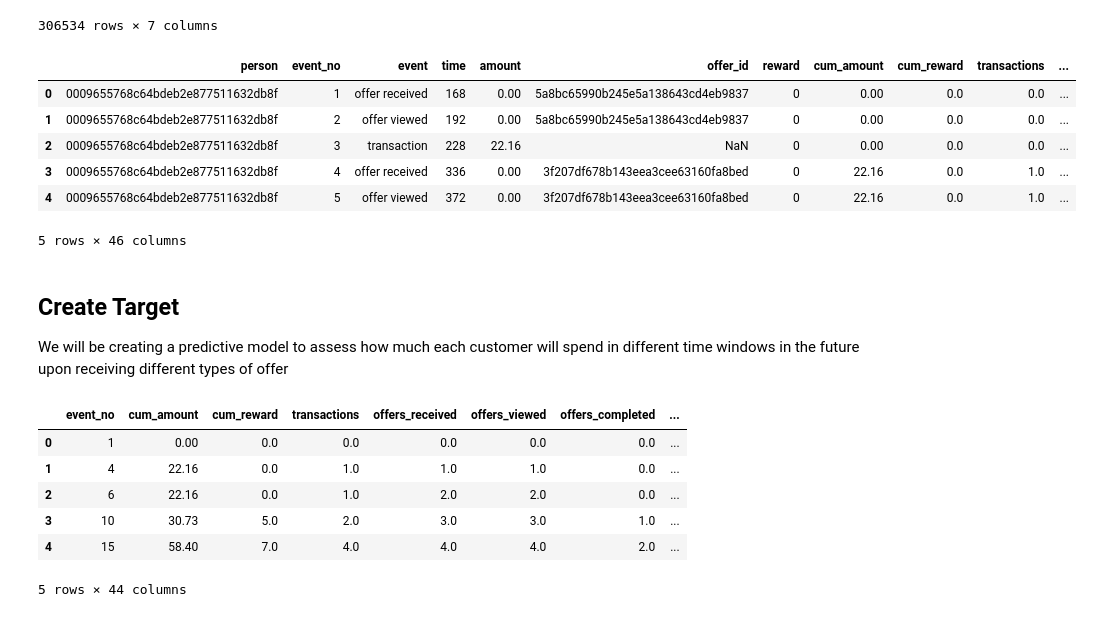
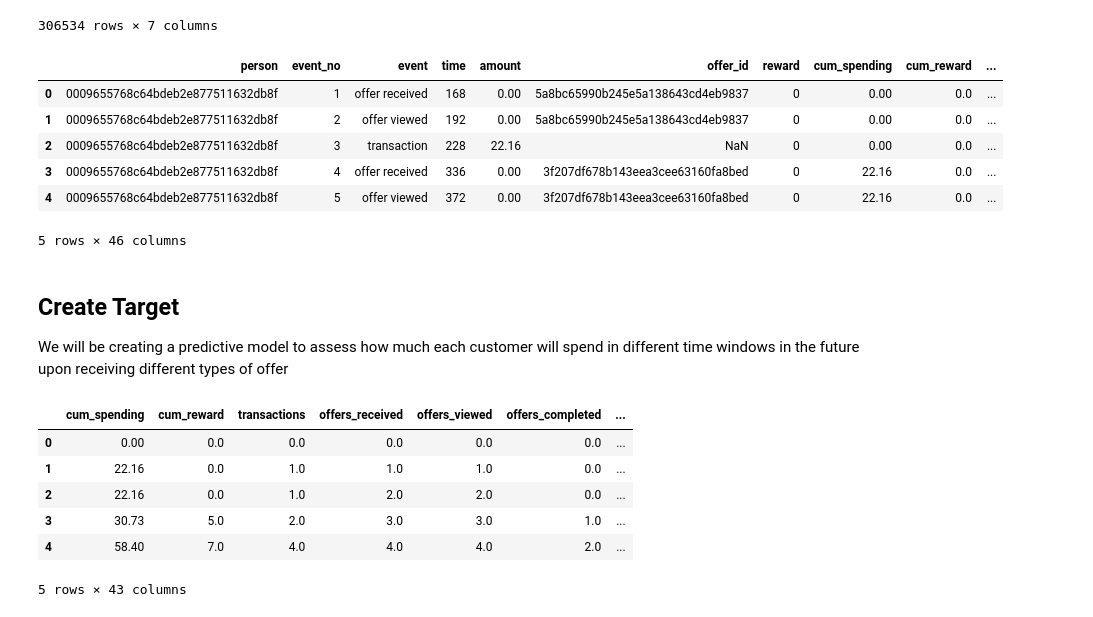
Before and after one commit to felipe-takaoka/starbucks-capstone, a Jupyter notebook: Starbucks_Capstone_notebook.ipynb, the cells around one changed output. Saved outputs shown, nothing was run; the diff lists cells and outputs as text; code cells hidden in the pictures.

Commit message:
feat: Drop event_no (corr to sum of indiv events)

```diff
--- a/Starbucks_Capstone_notebook.ipynb
+++ b/Starbucks_Capstone_notebook.ipynb
@@ -358,7 +358,7 @@ transcript_feats["event_no_aux"] = 1
 agg_cols = {
     # original column name: (agg function, agg column name)
     "event_no_aux": ("sum", "event_no"),
-    "amount": ("sum", "cum_amount"),
+    "amount": ("sum", "cum_spending"),
     "reward": ("sum", "cum_reward"),
     "transaction": ("sum", "transactions"),
     "offer received": ("sum", "offers_received"),
@@ -386,7 +386,7 @@ transcript_feats["time_since_first_event"] = transcript_feats["time"] - transcri
 transcript_feats = transcript_feats.drop(columns="min_time")
 
 # Average transaction value (up to that point)
-transcript_feats["atv"] = transcript_feats["cum_amount"] / transcript_feats["transactions"]
+transcript_feats["atv"] = transcript_feats["cum_spending"] / transcript_feats["transactions"]
 # Percentage of offers completed (completed / received) - up to that point
 transcript_feats["offer_usage"] = transcript_feats["offers_completed"] / transcript_feats["offers_received"]
 
@@ -414,39 +414,39 @@ portfolio_renamed.columns = [f"offer_{col}" if col!="offer_id" else col for col
 transcript_feats = transcript_feats.merge(portfolio_renamed, on="offer_id", how="left")
 # Change offer duration to hours and create time until offers are valid
 transcript_feats["offer_duration"] = 24*transcript_feats["offer_duration"]
 
 # Add customer offer timeline
 # 1. Select only relevant rows and columns
 received_offers = transcript_feats[transcript_feats["event"]=="offer received"]
 received_offers = received_offers[["person","event_no","time","event","offer_code","offer_duration"]]
 offer_dummies = pd.get_dummies(received_offers["offer_code"], prefix="active")
 received_offers = pd.concat([received_offers, offer_dummies], axis=1)
 # 2. Repeat rows of offers by their time duration in hours
 rep_index = received_offers.index.repeat(received_offers["offer_duration"])
 active_offers = received_offers.drop(columns=["event","offer_code","offer_duration"]).loc[rep_index]
 active_offers["time"] += active_offers.groupby(["person","event_no"]).cumcount()
 # 3. Aggregate the offers by person and time, taking all the valid offers at that time and join
 active_offers = active_offers.drop(columns="event_no").groupby(["person","time"], as_index=False).max()
 transcript_feats = transcript_feats.merge(active_offers, on=["person","time"], how="left")
 # 4. Fill NA and convert value of active offer columns (if it's na, customer didn\t receive it)
 offer_cols = [f"active_{offer}" for offer in portfolio_df["code"]]
 transcript_feats[offer_cols] = transcript_feats[offer_cols].fillna(0).astype(int)
 
 # Transform remaining offer data
 offer_type_dummies = pd.get_dummies(transcript_feats["offer_type"], prefix="offer_type")
 transcript_feats = pd.concat([transcript_feats.drop(columns="offer_type"), offer_type_dummies], axis=1)
 
 # Add demografic data
 transcript_feats = transcript_feats.merge(profile_df, on="person", how="left")
 
 transcript_feats.head()
 # %% [output]
-|  | person | event_no | event | time | amount | offer_id | reward | cum_amount | cum_reward | transactions | ... |
-| 0 | 0009655768c64bdeb2e877511632db8f | 1 | offer received | 168 | 0.00 | 5a8bc65990b245e5a138643cd4eb9837 | 0 | 0.00 | 0.0 | 0.0 | ... |
-| 1 | 0009655768c64bdeb2e877511632db8f | 2 | offer viewed | 192 | 0.00 | 5a8bc65990b245e5a138643cd4eb9837 | 0 | 0.00 | 0.0 | 0.0 | ... |
-| 2 | 0009655768c64bdeb2e877511632db8f | 3 | transaction | 228 | 22.16 | NaN | 0 | 0.00 | 0.0 | 0.0 | ... |
-| 3 | 0009655768c64bdeb2e877511632db8f | 4 | offer received | 336 | 0.00 | 3f207df678b143eea3cee63160fa8bed | 0 | 22.16 | 0.0 | 1.0 | ... |
-| 4 | 0009655768c64bdeb2e877511632db8f | 5 | offer viewed | 372 | 0.00 | 3f207df678b143eea3cee63160fa8bed | 0 | 22.16 | 0.0 | 1.0 | ... |
+|  | person | event_no | event | time | amount | offer_id | reward | cum_spending | cum_reward | ... |
+| 0 | 0009655768c64bdeb2e877511632db8f | 1 | offer received | 168 | 0.00 | 5a8bc65990b245e5a138643cd4eb9837 | 0 | 0.00 | 0.0 | ... |
+| 1 | 0009655768c64bdeb2e877511632db8f | 2 | offer viewed | 192 | 0.00 | 5a8bc65990b245e5a138643cd4eb9837 | 0 | 0.00 | 0.0 | ... |
+| 2 | 0009655768c64bdeb2e877511632db8f | 3 | transaction | 228 | 22.16 | NaN | 0 | 0.00 | 0.0 | ... |
+| 3 | 0009655768c64bdeb2e877511632db8f | 4 | offer received | 336 | 0.00 | 3f207df678b143eea3cee63160fa8bed | 0 | 22.16 | 0.0 | ... |
+| 4 | 0009655768c64bdeb2e877511632db8f | 5 | offer viewed | 372 | 0.00 | 3f207df678b143eea3cee63160fa8bed | 0 | 22.16 | 0.0 | ... |
 5 rows × 46 columns
 # %% [markdown]
 ## Create Target
@@ -503,7 +503,7 @@ Y_df = Y_df.drop(columns=["event","amount"])
 # Create training dataset
 df = transcript_feats[transcript_feats["event"]=="offer received"].copy()
 df = df.merge(Y_df, on=["person","time"], how="left")
-df = df.drop(columns=["person","time","event","amount","reward","offer_id","offer_code"])
+df = df.drop(columns=["person","event_no","time","event","amount","reward","offer_id","offer_code"])
 
 # Create regression model to predict spending
 # 1. Drop correlated features / Make feature eng (mainly interactions)
@@ -516,11 +516,11 @@ df = df.drop(columns=["person","time","event","amount","reward","offer_id","offe
 
 df.head()
 # %% [output]
-|  | event_no | cum_amount | cum_reward | transactions | offers_received | offers_viewed | offers_completed | ... |
-| 0 | 1 | 0.00 | 0.0 | 0.0 | 0.0 | 0.0 | 0.0 | ... |
-| 1 | 4 | 22.16 | 0.0 | 1.0 | 1.0 | 1.0 | 0.0 | ... |
-| 2 | 6 | 22.16 | 0.0 | 1.0 | 2.0 | 2.0 | 0.0 | ... |
-| 3 | 10 | 30.73 | 5.0 | 2.0 | 3.0 | 3.0 | 1.0 | ... |
-| 4 | 15 | 58.40 | 7.0 | 4.0 | 4.0 | 4.0 | 2.0 | ... |
+|  | cum_spending | cum_reward | transactions | offers_received | offers_viewed | offers_completed | ... |
+| 0 | 0.00 | 0.0 | 0.0 | 0.0 | 0.0 | 0.0 | ... |
+| 1 | 22.16 | 0.0 | 1.0 | 1.0 | 1.0 | 0.0 | ... |
+| 2 | 22.16 | 0.0 | 1.0 | 2.0 | 2.0 | 0.0 | ... |
+| 3 | 30.73 | 5.0 | 2.0 | 3.0 | 3.0 | 1.0 | ... |
+| 4 | 58.40 | 7.0 | 4.0 | 4.0 | 4.0 | 2.0 | ... |
-5 rows × 44 columns
+5 rows × 43 columns
 # %%
```
Also changed, not shown: parts of 1 cell of this notebook.
